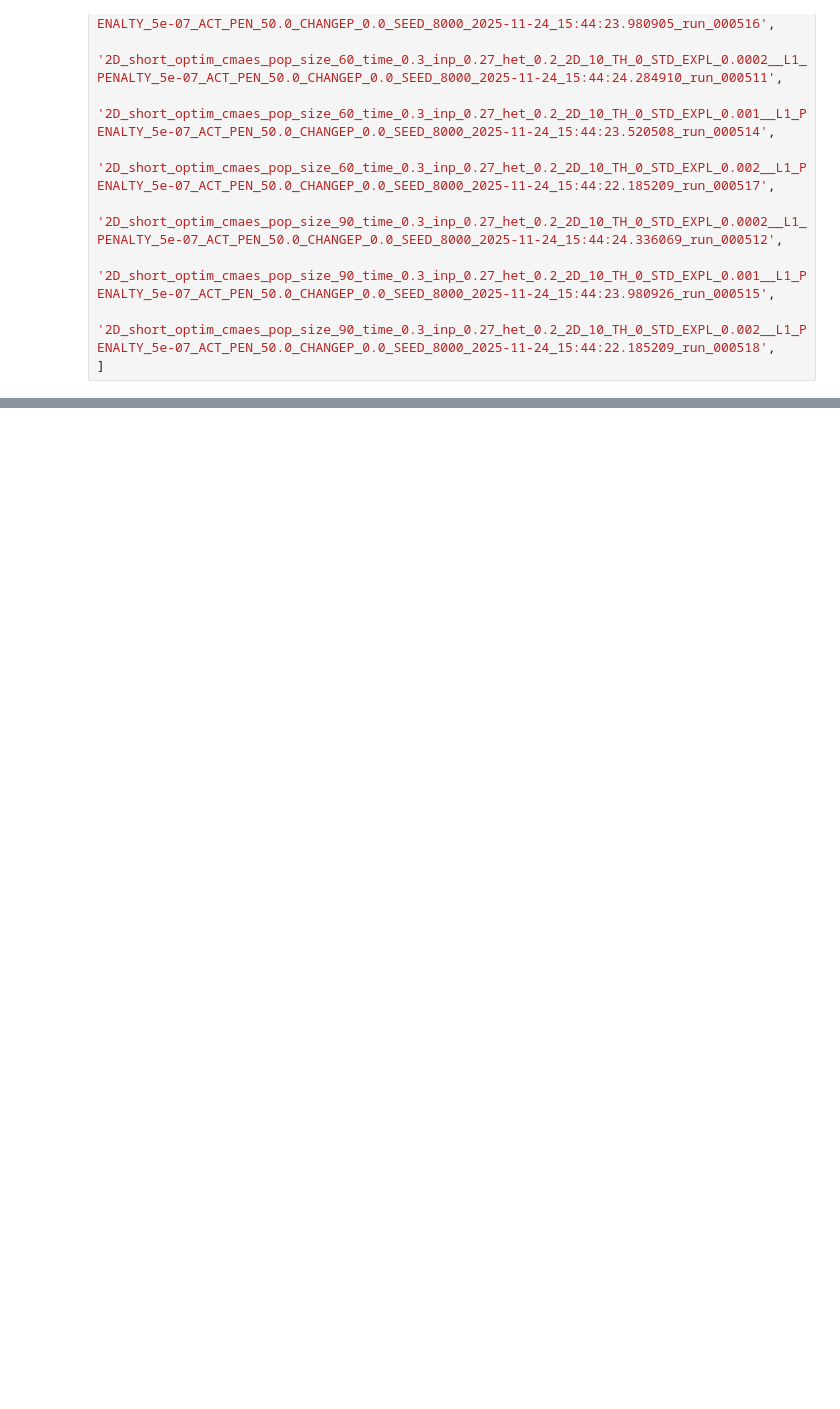
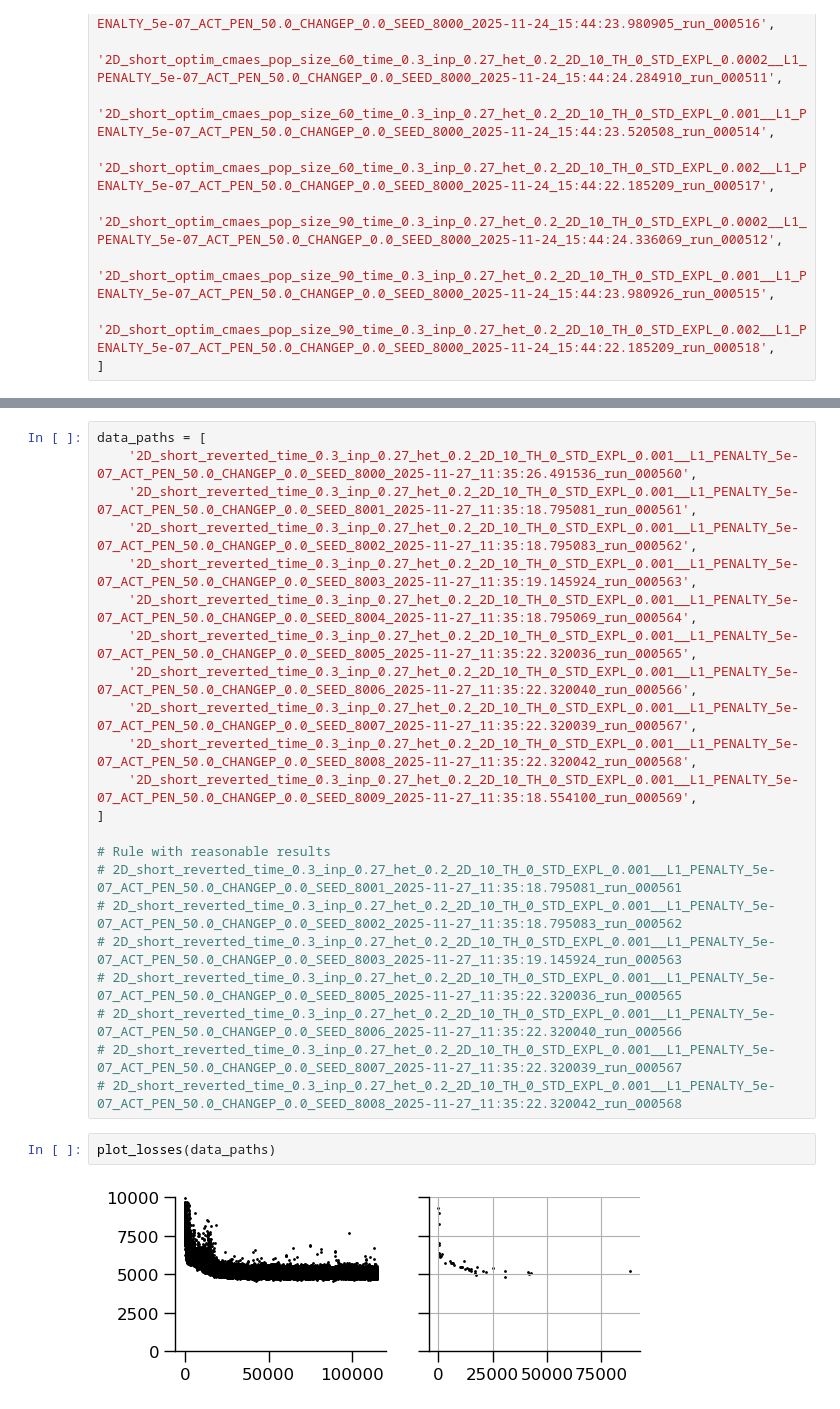
Before and after one commit to davidgbe/automated_plasticity_discovery, a Jupyter notebook: plasticity_training_curves.ipynb, the cells around one changed output, grey strips where cells are left out. Drawn from its saved outputs; the diff is of its cells as text; blank space fills up the shorter version.

```diff
--- a/plasticity_training_curves.ipynb
+++ b/plasticity_training_curves.ipynb
@@ -277,0 +315,26 @@ plot_losses(data_paths)
+# %%
+data_paths = [
+    '2D_short_reverted_time_0.3_inp_0.27_het_0.2_2D_10_TH_0_STD_EXPL_0.001__L1_PENALTY_5e-07_ACT_PEN_50.0_CHANGEP_0.0_SEED_8000_2025-11-27_11:35:26.491536_run_000560',
+    '2D_short_reverted_time_0.3_inp_0.27_het_0.2_2D_10_TH_0_STD_EXPL_0.001__L1_PENALTY_5e-07_ACT_PEN_50.0_CHANGEP_0.0_SEED_8001_2025-11-27_11:35:18.795081_run_000561',
+    '2D_short_reverted_time_0.3_inp_0.27_het_0.2_2D_10_TH_0_STD_EXPL_0.001__L1_PENALTY_5e-07_ACT_PEN_50.0_CHANGEP_0.0_SEED_8002_2025-11-27_11:35:18.795083_run_000562',
+    '2D_short_reverted_time_0.3_inp_0.27_het_0.2_2D_10_TH_0_STD_EXPL_0.001__L1_PENALTY_5e-07_ACT_PEN_50.0_CHANGEP_0.0_SEED_8003_2025-11-27_11:35:19.145924_run_000563',
+    '2D_short_reverted_time_0.3_inp_0.27_het_0.2_2D_10_TH_0_STD_EXPL_0.001__L1_PENALTY_5e-07_ACT_PEN_50.0_CHANGEP_0.0_SEED_8004_2025-11-27_11:35:18.795069_run_000564',
+    '2D_short_reverted_time_0.3_inp_0.27_het_0.2_2D_10_TH_0_STD_EXPL_0.001__L1_PENALTY_5e-07_ACT_PEN_50.0_CHANGEP_0.0_SEED_8005_2025-11-27_11:35:22.320036_run_000565',
+    '2D_short_reverted_time_0.3_inp_0.27_het_0.2_2D_10_TH_0_STD_EXPL_0.001__L1_PENALTY_5e-07_ACT_PEN_50.0_CHANGEP_0.0_SEED_8006_2025-11-27_11:35:22.320040_run_000566',
+    '2D_short_reverted_time_0.3_inp_0.27_het_0.2_2D_10_TH_0_STD_EXPL_0.001__L1_PENALTY_5e-07_ACT_PEN_50.0_CHANGEP_0.0_SEED_8007_2025-11-27_11:35:22.320039_run_000567',
+    '2D_short_reverted_time_0.3_inp_0.27_het_0.2_2D_10_TH_0_STD_EXPL_0.001__L1_PENALTY_5e-07_ACT_PEN_50.0_CHANGEP_0.0_SEED_8008_2025-11-27_11:35:22.320042_run_000568',
+    '2D_short_reverted_time_0.3_inp_0.27_het_0.2_2D_10_TH_0_STD_EXPL_0.001__L1_PENALTY_5e-07_ACT_PEN_50.0_CHANGEP_0.0_SEED_8009_2025-11-27_11:35:18.554100_run_000569',
+]
+
+# Rule with reasonable results
+# 2D_short_reverted_time_0.3_inp_0.27_het_0.2_2D_10_TH_0_STD_EXPL_0.001__L1_PENALTY_5e-07_ACT_PEN_50.0_CHANGEP_0.0_SEED_8001_2025-11-27_11:35:18.795081_run_000561
+# 2D_short_reverted_time_0.3_inp_0.27_het_0.2_2D_10_TH_0_STD_EXPL_0.001__L1_PENALTY_5e-07_ACT_PEN_50.0_CHANGEP_0.0_SEED_8002_2025-11-27_11:35:18.795083_run_000562
+# 2D_short_reverted_time_0.3_inp_0.27_het_0.2_2D_10_TH_0_STD_EXPL_0.001__L1_PENALTY_5e-07_ACT_PEN_50.0_CHANGEP_0.0_SEED_8003_2025-11-27_11:35:19.145924_run_000563
+# 2D_short_reverted_time_0.3_inp_0.27_het_0.2_2D_10_TH_0_STD_EXPL_0.001__L1_PENALTY_5e-07_ACT_PEN_50.0_CHANGEP_0.0_SEED_8005_2025-11-27_11:35:22.320036_run_000565
+# 2D_short_reverted_time_0.3_inp_0.27_het_0.2_2D_10_TH_0_STD_EXPL_0.001__L1_PENALTY_5e-07_ACT_PEN_50.0_CHANGEP_0.0_SEED_8006_2025-11-27_11:35:22.320040_run_000566
+# 2D_short_reverted_time_0.3_inp_0.27_het_0.2_2D_10_TH_0_STD_EXPL_0.001__L1_PENALTY_5e-07_ACT_PEN_50.0_CHANGEP_0.0_SEED_8007_2025-11-27_11:35:22.320039_run_000567
+# 2D_short_reverted_time_0.3_inp_0.27_het_0.2_2D_10_TH_0_STD_EXPL_0.001__L1_PENALTY_5e-07_ACT_PEN_50.0_CHANGEP_0.0_SEED_8008_2025-11-27_11:35:22.320042_run_000568
+# %%
+plot_losses(data_paths)
+# %% [output]
+[figure, added]
```
Also changed, not shown: parts of 13 cells of this notebook, 11 other files.
